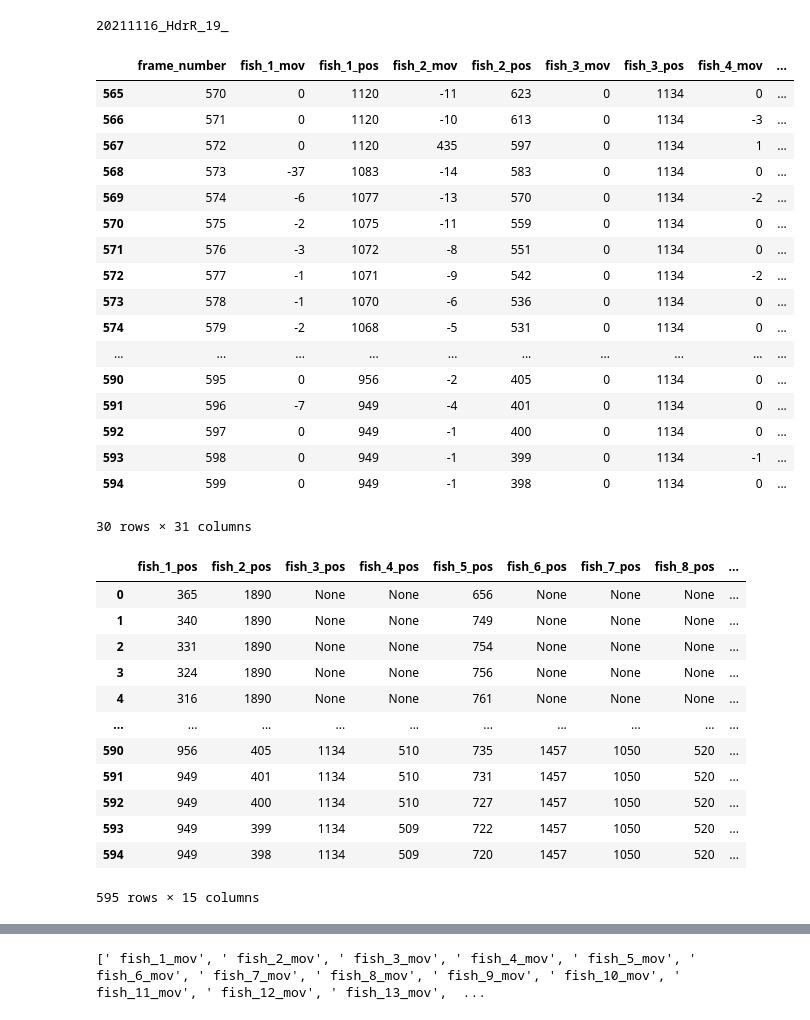
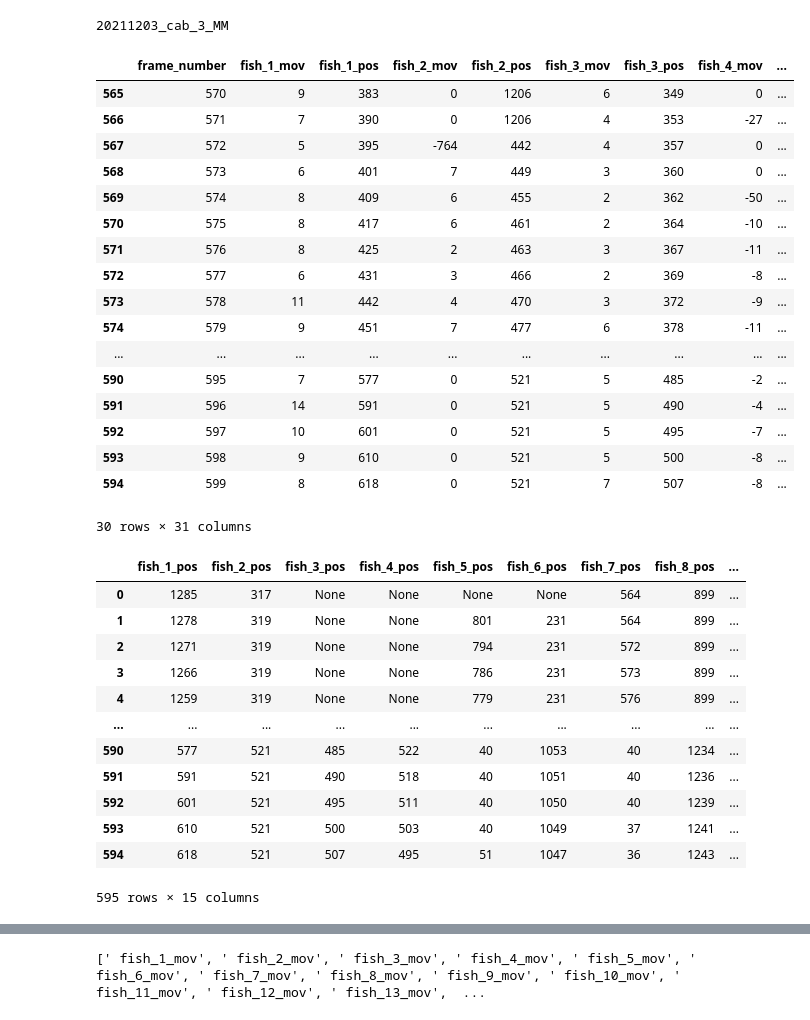
Before and after one commit to marciosferreira/bands_fish, a Jupyter notebook: analyses.ipynb, the cells around one changed output, grey strips where cells are left out. Saved outputs shown, nothing was run; the diff lists cells and outputs as text; code cells hidden in the pictures.

```diff
--- a/analyses.ipynb
+++ b/analyses.ipynb
@@ -8,56 +8,56 @@
 #20210921_ip10-1_9_MMStack_Default.ome.tif.csv, espessura 40, velocidade 6.5, opacidade 30, 100-300, 400-600
 #20211117_HdrR_1_MMStack_Default.ome.tif.csv, espessura  4, velocidade 6.5, 100-300, 400-600
 
-#20211116_HdrR_16_MMStack_Default.ome.tif.csv , espessura 4 , velocidade 6.5, 0-200, 300-500
+#20211116_HdrR_16_MMStack_Default.ome.tif.csv, espessura 4 , velocidade 6.5, 0-200, 300-500
 #20211116_HdrR_18_MMStack_Default.ome.tif.csv, espessura 7, velocidade 6.5, 0-200, 300-500
 #20211116_HdrR_19_MMStack_Default.ome.tif.csv, espessura 4, velocidade 6.5, 0-200, 300-500
 
 
-start = 0
-velocity = 6.5
+start = 100
+velocity = 8.6
 
-file_name = "C:/Users/marci/Documents/projetos_code/bands fish/videos/risa_videos/20211116_HdrR_19_MMStack_Default.ome.tif.csv"
+file_name = "C:/Users/marci/Documents/projetos_code/bands fish/videos/risa_videos/20211203_cab_3_MMStack_Default.ome.tif.csv"
 if start == 0:
     r1 = 0
     r2 = 200
     l1 = 300
     l2 = 500
 else:
     r1 = 100
     r2 = 300
     l1 = 400
     l2 = 500
 
 
 import os
 import pandas as pd
 import seaborn as sns
 df = pd.read_csv(file_name)
 path = os.path.basename(os.path.normpath(file_name))
 path_file = path[:17]
 print(path_file)
 import matplotlib.pyplot as plt
 import statistics
 df.tail(30)
 # %% [output]
-20211116_HdrR_19_
+20211203_cab_3_MM
 |  | frame_number | fish_1_mov | fish_1_pos | fish_2_mov | fish_2_pos | fish_3_mov | fish_3_pos | fish_4_mov | ... |
-| 565 | 570 | 0 | 1120 | -11 | 623 | 0 | 1134 | 0 | ... |
-| 566 | 571 | 0 | 1120 | -10 | 613 | 0 | 1134 | -3 | ... |
-| 567 | 572 | 0 | 1120 | 435 | 597 | 0 | 1134 | 1 | ... |
-| 568 | 573 | -37 | 1083 | -14 | 583 | 0 | 1134 | 0 | ... |
-| 569 | 574 | -6 | 1077 | -13 | 570 | 0 | 1134 | -2 | ... |
-| 570 | 575 | -2 | 1075 | -11 | 559 | 0 | 1134 | 0 | ... |
-| 571 | 576 | -3 | 1072 | -8 | 551 | 0 | 1134 | 0 | ... |
-| 572 | 577 | -1 | 1071 | -9 | 542 | 0 | 1134 | -2 | ... |
-| 573 | 578 | -1 | 1070 | -6 | 536 | 0 | 1134 | 0 | ... |
-| 574 | 579 | -2 | 1068 | -5 | 531 | 0 | 1134 | 0 | ... |
+| 565 | 570 | 9 | 383 | 0 | 1206 | 6 | 349 | 0 | ... |
+| 566 | 571 | 7 | 390 | 0 | 1206 | 4 | 353 | -27 | ... |
+| 567 | 572 | 5 | 395 | -764 | 442 | 4 | 357 | 0 | ... |
+| 568 | 573 | 6 | 401 | 7 | 449 | 3 | 360 | 0 | ... |
+| 569 | 574 | 8 | 409 | 6 | 455 | 2 | 362 | -50 | ... |
+| 570 | 575 | 8 | 417 | 6 | 461 | 2 | 364 | -10 | ... |
+| 571 | 576 | 8 | 425 | 2 | 463 | 3 | 367 | -11 | ... |
+| 572 | 577 | 6 | 431 | 3 | 466 | 2 | 369 | -8 | ... |
+| 573 | 578 | 11 | 442 | 4 | 470 | 3 | 372 | -9 | ... |
+| 574 | 579 | 9 | 451 | 7 | 477 | 6 | 378 | -11 | ... |
 | ... | ... | ... | ... | ... | ... | ... | ... | ... | ... |
-| 590 | 595 | 0 | 956 | -2 | 405 | 0 | 1134 | 0 | ... |
-| 591 | 596 | -7 | 949 | -4 | 401 | 0 | 1134 | 0 | ... |
-| 592 | 597 | 0 | 949 | -1 | 400 | 0 | 1134 | 0 | ... |
-| 593 | 598 | 0 | 949 | -1 | 399 | 0 | 1134 | -1 | ... |
-| 594 | 599 | 0 | 949 | -1 | 398 | 0 | 1134 | 0 | ... |
+| 590 | 595 | 7 | 577 | 0 | 521 | 5 | 485 | -2 | ... |
+| 591 | 596 | 14 | 591 | 0 | 521 | 5 | 490 | -4 | ... |
+| 592 | 597 | 10 | 601 | 0 | 521 | 5 | 495 | -7 | ... |
+| 593 | 598 | 9 | 610 | 0 | 521 | 5 | 500 | -8 | ... |
+| 594 | 599 | 8 | 618 | 0 | 521 | 7 | 507 | -8 | ... |
 30 rows × 31 columns
 # %%
 names = list(df.columns)
@@ -72,17 +72,17 @@ filtered_names_df = df[filtered_names_again_position]
 filtered_names_df
 # %% [output]
 |  | fish_1_pos | fish_2_pos | fish_3_pos | fish_4_pos | fish_5_pos | fish_6_pos | fish_7_pos | fish_8_pos | ... |
-| 0 | 365 | 1890 | None | None | 656 | None | None | None | ... |
-| 1 | 340 | 1890 | None | None | 749 | None | None | None | ... |
-| 2 | 331 | 1890 | None | None | 754 | None | None | None | ... |
-| 3 | 324 | 1890 | None | None | 756 | None | None | None | ... |
-| 4 | 316 | 1890 | None | None | 761 | None | None | None | ... |
+| 0 | 1285 | 317 | None | None | None | None | 564 | 899 | ... |
+| 1 | 1278 | 319 | None | None | 801 | 231 | 564 | 899 | ... |
+| 2 | 1271 | 319 | None | None | 794 | 231 | 572 | 899 | ... |
+| 3 | 1266 | 319 | None | None | 786 | 231 | 573 | 899 | ... |
+| 4 | 1259 | 319 | None | None | 779 | 231 | 576 | 899 | ... |
 | ... | ... | ... | ... | ... | ... | ... | ... | ... | ... |
-| 590 | 956 | 405 | 1134 | 510 | 735 | 1457 | 1050 | 520 | ... |
-| 591 | 949 | 401 | 1134 | 510 | 731 | 1457 | 1050 | 520 | ... |
-| 592 | 949 | 400 | 1134 | 510 | 727 | 1457 | 1050 | 520 | ... |
-| 593 | 949 | 399 | 1134 | 509 | 722 | 1457 | 1050 | 520 | ... |
-| 594 | 949 | 398 | 1134 | 509 | 720 | 1457 | 1050 | 520 | ... |
+| 590 | 577 | 521 | 485 | 522 | 40 | 1053 | 40 | 1234 | ... |
+| 591 | 591 | 521 | 490 | 518 | 40 | 1051 | 40 | 1236 | ... |
+| 592 | 601 | 521 | 495 | 511 | 40 | 1050 | 40 | 1239 | ... |
+| 593 | 610 | 521 | 500 | 503 | 40 | 1049 | 37 | 1241 | ... |
+| 594 | 618 | 521 | 507 | 495 | 51 | 1047 | 36 | 1243 | ... |
 595 rows × 15 columns
 # %%
 
```
Also changed, not shown: parts of 23 cells of this notebook, 1 other file.
